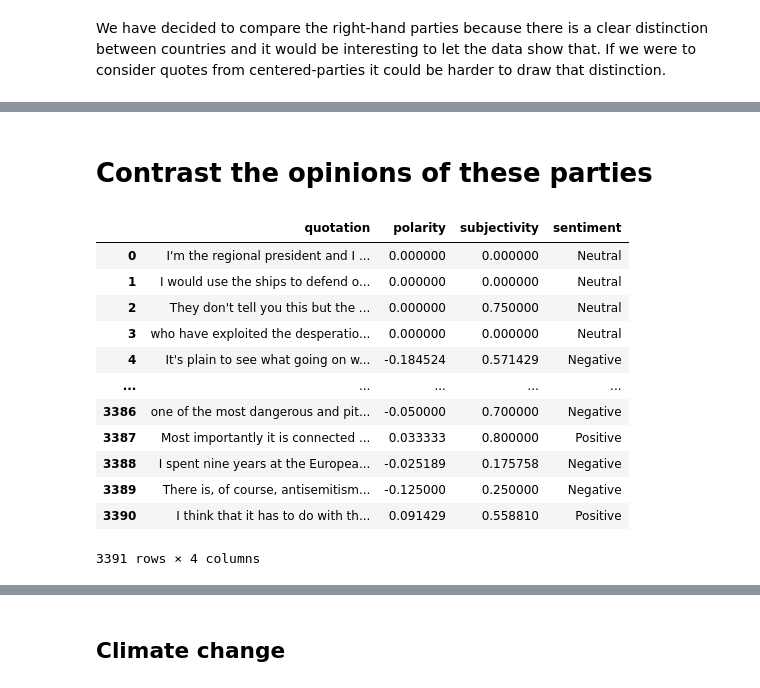
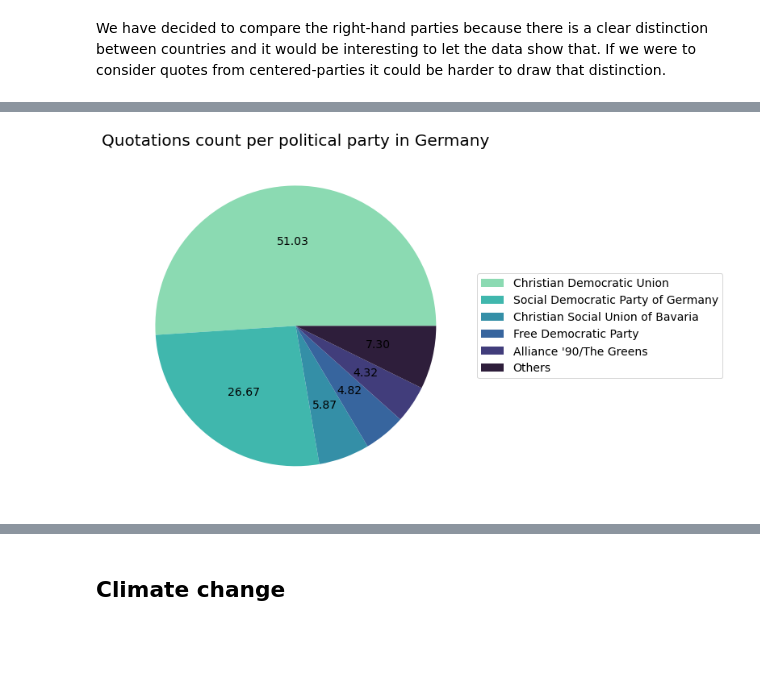
Before and after one commit to epfl-ada/ada-2021-project-wranglingguys, a Jupyter notebook: milestone3_second_research_question.ipynb, the cells around one changed output, grey strips where cells are left out. Saved outputs shown, nothing was run; the diff lists cells and outputs as text; code cells hidden in the pictures; blank space fills up the shorter version.

```diff
--- a/milestone3_second_research_question.ipynb
+++ b/milestone3_second_research_question.ipynb
@@ -69,3 +43,0 @@ plot = country_parties.plot.pie(ylabel='', figsize=(5, 5), legend=True, title='Q
-# %%
-country_parties = quotes[quotes.country == 'France'].groupby('political_party').size()
-plot = country_parties.plot.pie(ylabel='', figsize=(5, 5), legend=True, title='Quotations count per right-hand political party in France', labels=None)
@@ -74,3 +43,0 @@ plot = country_parties.plot.pie(ylabel='', figsize=(5, 5), legend=True, title='Q
-# %%
-country_parties = quotes[quotes.country == 'Italy'].groupby('political_party').size()
-plot = country_parties.plot.pie(ylabel='', figsize=(5, 5), legend=True, title='Quotations count per right-hand political party in Italy', labels=None)
@@ -79,3 +43,0 @@ plot = country_parties.plot.pie(ylabel='', figsize=(5, 5), legend=True, title='Q
-# %%
-country_parties = quotes[quotes.country == 'Poland'].groupby('political_party').size()
-plot = country_parties.plot.pie(ylabel='', figsize=(5, 5), legend=True, title='Quotations count per right-hand political party in Poland', labels=None)
@@ -108,23 +43,0 @@ quotes
-# %% [markdown]
-# Contrast the opinions of these parties
-# %%
-from src.sentiment_analysis import get_subjectivity, get_polarity, get_sentiment
-# Generate the sentiment and sensitivity value of each of the quotes
-quotes['polarity'] = quotes.quotation.apply(lambda x: get_polarity(x))
-quotes['subjectivity'] = quotes.quotation.apply(lambda x: get_subjectivity(x))
-quotes['sentiment'] = quotes['polarity'].apply(lambda x : get_sentiment(x))
-quotes[['quotation', 'polarity', 'subjectivity', 'sentiment']]
-# %% [output]
-|  | quotation | polarity | subjectivity | sentiment |
-| 0 | I'm the regional president and I ... | 0.000000 | 0.000000 | Neutral |
-| 1 | I would use the ships to defend o... | 0.000000 | 0.000000 | Neutral |
-| 2 | They don't tell you this but the ... | 0.000000 | 0.750000 | Neutral |
-| 3 | who have exploited the desperatio... | 0.000000 | 0.000000 | Neutral |
-| 4 | It's plain to see what going on w... | -0.184524 | 0.571429 | Negative |
-| ... | ... | ... | ... | ... |
-| 3386 | one of the most dangerous and pit... | -0.050000 | 0.700000 | Negative |
-| 3387 | Most importantly it is connected ... | 0.033333 | 0.800000 | Positive |
-| 3388 | I spent nine years at the Europea... | -0.025189 | 0.175758 | Negative |
-| 3389 | There is, of course, antisemitism... | -0.125000 | 0.250000 | Negative |
-| 3390 | I think that it has to do with th... | 0.091429 | 0.558810 | Positive |
-3391 rows × 4 columns
@@ -163,0 +44,26 @@ def show_time_distribution(df, topic_name,  country):
+# %%
+import seaborn as sns
+palette = sns.color_palette("mako")
+palette.reverse()
+quotes = raw_quotes
+def plot_parties_pie(quotes, country, max_parties=5):
+    # Define styles
+    country_parties = quotes[quotes.country == country].groupby('political_party').size().to_frame(name='count')
+    country_parties_filtered = country_parties.nlargest(max_parties, 'count', keep='first')
+    if len(country_parties > max_parties):
+        other_parties = country_parties.drop(country_parties_filtered.index)
+        country_parties_filtered.loc['Others'] = [other_parties['count'].sum()]  # adding a row
+    ax = country_parties_filtered.plot.pie(y='count', ylabel='', figsize=(10, 10), autopct='%.2f', legend=True,
+                                           title='Quotations count per political party in %s' %(country),
+                                           labels=None, fontsize=14, colors=palette)
+    ax.title.set_size(20)
+    ax.legend(country_parties_filtered.index)
+    # Shrink current axis by 20%
+    box = ax.get_position()
+    ax.set_position([box.x0, box.y0, box.width * 0.8, box.height])
+    # Put a legend to the right of the current axis
+    ax.legend(loc='center left', bbox_to_anchor=(1, 0.5), labels=country_parties_filtered.index, prop={'size': 14})
+# %%
+plot =  plot_parties_pie(quotes, 'Germany')
+# %% [output]
+[figure, added]
```
Also changed, not shown: parts of 154 cells of this notebook.
